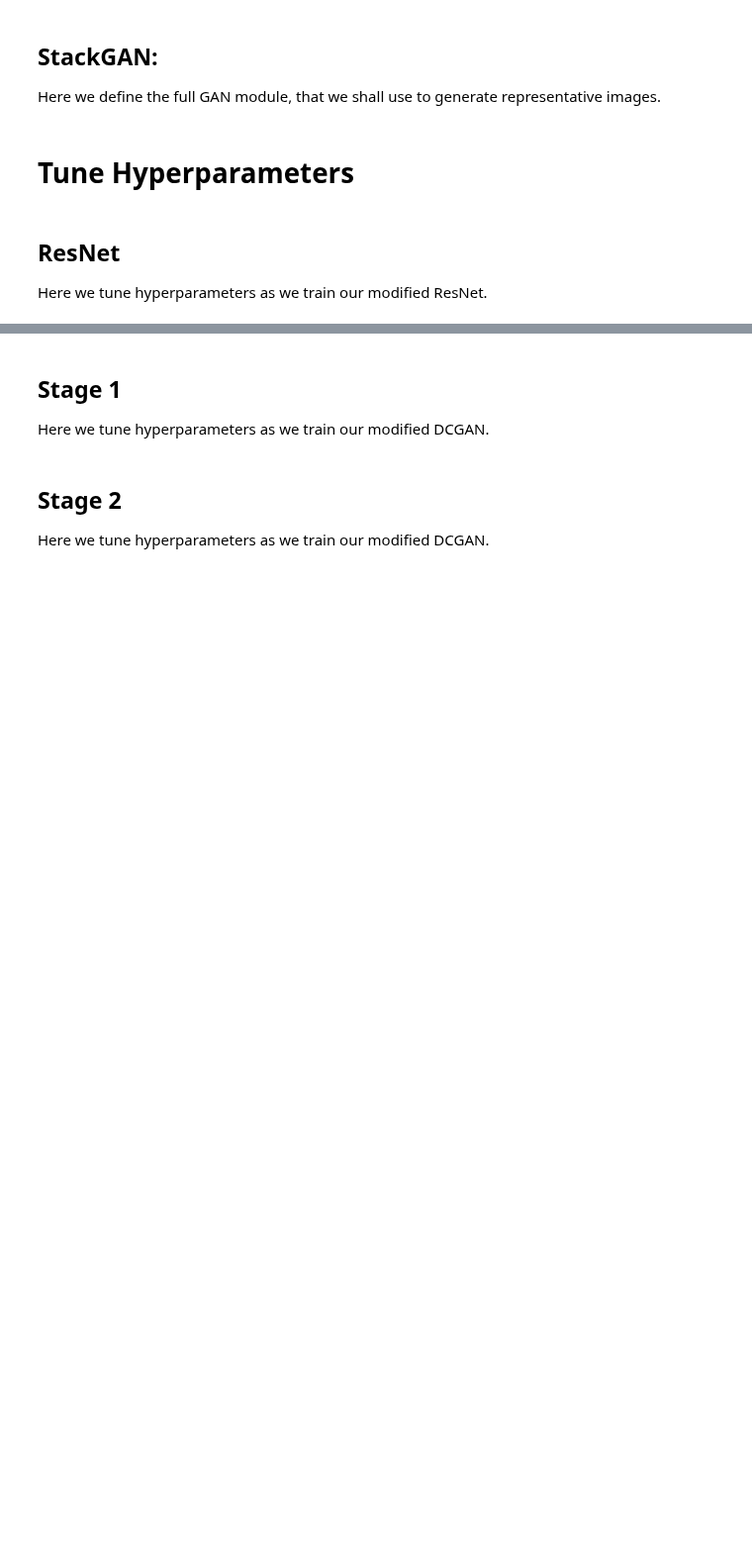
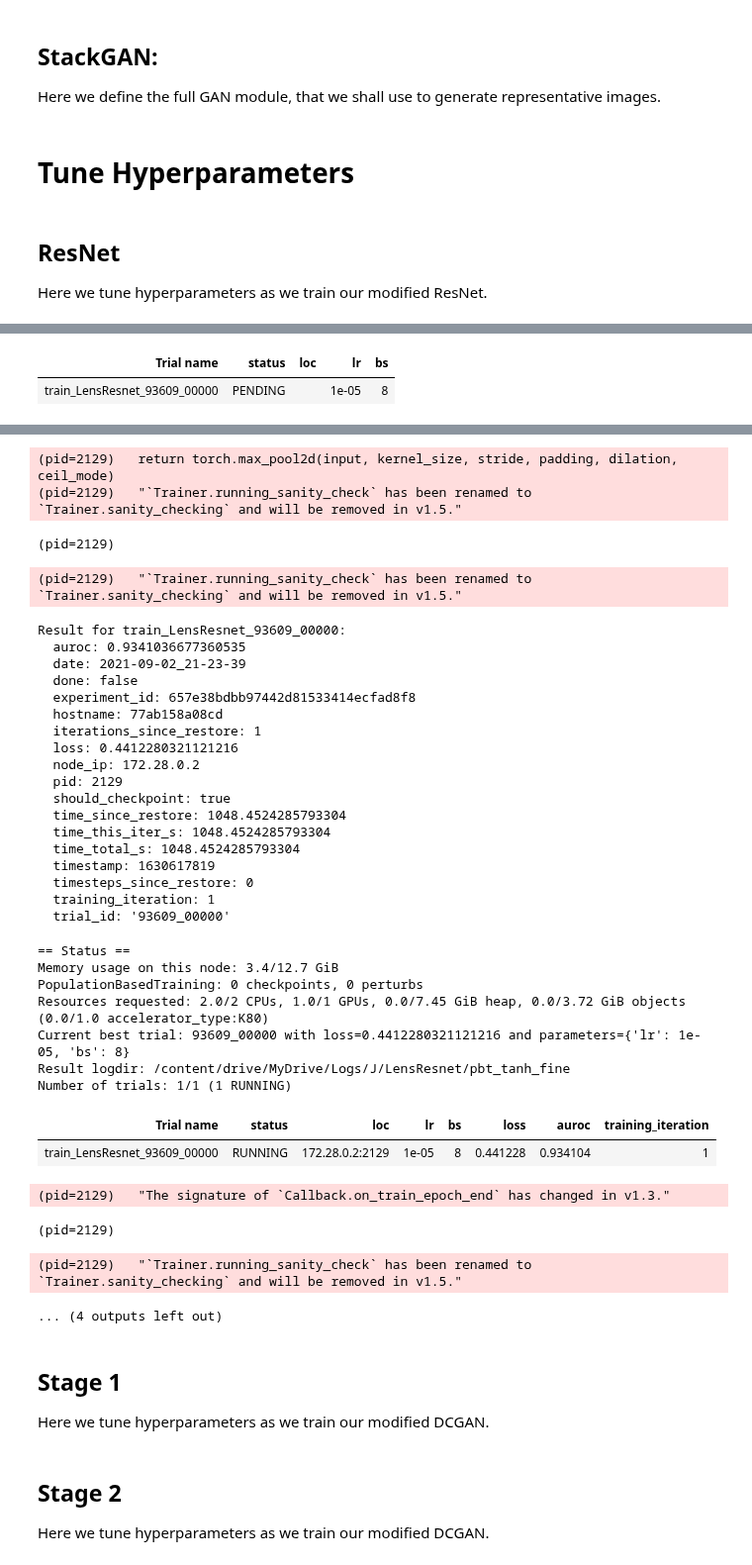
Before and after one commit to souravraha/galaxy, a Jupyter notebook: Lightning_Tune.ipynb, the cells around one changed output, grey strips where cells are left out. Shown at 99% size. Drawn from its saved outputs; the diff is of its cells as text; code cells hidden in the pictures; blank space fills up the shorter version.

```diff
--- a/Lightning_Tune.ipynb
+++ b/Lightning_Tune.ipynb
@@ -105,7 +119,7 @@ class npyImageData(pl.LightningDataModule):
             transforms.RandomVerticalFlip(),
             # F : [mean=71.75926373866668, std=96.139484964214, min=5.0, range=961.0]
             # J : [mean=50.271541595458984, std=94.8838882446289, min=0, range=1007.0]
-            transforms.Normalize(mean=(5,), std=(961,)),
+            transforms.Normalize(mean=(0,), std=(1007,)),
             transforms.Normalize(mean=(0.5,), std=(0.5,)),
             # this shift-scales the pixel values -> [-1, 1]
             transforms.Resize(img_width, transforms.InterpolationMode.NEAREST),
@@ -232,8 +250,8 @@ Here we subclass a DCGAN to create our low resolution GAN.
 # %%
 m = Stage1({'lr':0.001, 'n_fmaps': 128, 'bs': 8})
 # %%
-BEST_RESNET_F = '/content/drive/MyDrive/Logs/F/LensResnet/pbt_tanh_finetune/train_LensResnet_64f80_00000_0_2021-08-30_03-00-13/checkpoint_epoch=0-step=9374'
-BEST_RESNET_J = '/content/drive/MyDrive/Logs/LensResNet_J/train_LensResnet_tune_checkpoint_21355_00000_0_2021-07-09_16-17-17/checkpoint_epoch=27-step=4687'
+BEST_F_RESNET = ''
+BEST_J_RESNET = '/content/drive/MyDrive/Logs/LensResNet_J/train_LensResnet_tune_checkpoint_21355_00000_0_2021-07-09_16-17-17/checkpoint_epoch=27-step=4687'
 
 def post_plotting(ax):
     ax.plot([0, 1], [0, 1], 'k--')
@@ -249,16 +267,16 @@ class Stage1(DCGAN):
         del self.discriminator.disc[-1][-1]
         self.criterion = nn.BCEWithLogitsLoss()
 
-        # lensF = LensResnet.load_from_checkpoint(os.path.join(BEST_RESNET_F, 'checkpoint')).eval()
-        # self.modelF = lensF.backbone
-        self.modelF = torch.load(PRETRAINED_F, map_location=self.device).eval()
+        lensF = LensResnet.load_from_checkpoint(os.path.join(BEST_F_RESNET, 'checkpoint')).eval()
+        self.modelF = lensF.backbone
+        # self.modelF = torch.load(PRE_F_RESNET, map_location=self.device).eval()
         self.lastF = self.modelF.fc
         self.modelF.fc = nn.Identity()
         # print(self.lastF)
 
-        # lensJ = LensResnet.load_from_checkpoint(os.path.join(BEST_RESNET_J, 'checkpoint')).eval()
+        # lensJ = LensResnet.load_from_checkpoint(os.path.join(BEST_J_RESNET, 'checkpoint')).eval()
         # self.modelF = lensF.backbone
-        self.modelJ = torch.load(PRETRAINED_J, map_location=self.device).eval()
+        self.modelJ = torch.load(PRE_J_RESNET, map_location=self.device).eval()
         self.lastJ = self.modelJ.fc
         self.modelJ.fc = nn.Identity()
 
@@ -722,9 +740,9 @@ Here we tune hyperparameters as we train our modified ResNet.
 def train_LensResnet(config, checkpoint_dir=None, num_epochs=10, num_gpus=torch.cuda.device_count()):
     # print(os.cpu_count(), torch.cuda.device_count())
     kwargs = {
-        'limit_train_batches' : 0.005,
-        'limit_val_batches' : 0.005,
-        'progress_bar_refresh_rate' : math.ceil(8250*0.005//config['bs']),
+        # 'limit_train_batches' : 0.005,
+        # 'limit_val_batches' : 0.005,
+        'progress_bar_refresh_rate' : math.ceil(8250//config['bs']),
         'max_epochs' : num_epochs,
         'prepare_data_per_node' : False,
         # If fractional GPUs passed in, convert to int.
@@ -737,13 +755,13 @@ def train_LensResnet(config, checkpoint_dir=None, num_epochs=10, num_gpus=torch.
                     'auroc': 'LensResnet/val/auroc',
                 },
             ),
-            ModuleDataMonitor(True),
-            ConfusedLogitCallback(5, 5, 1, 0.2),
+            ModuleDataMonitor(['backbone.layer2', 'backbone.layer4', 'backbone.fc']),
+            ConfusedLogitCallback(5),
         ],
         'stochastic_weight_avg' : True,
         # works with only one optimizer
         'benchmark' : True,
-        # 'precision' : 16,     # can't use on cpu
+        'precision' : 16,     # can't use on cpu
         # 'track_grad_norm': 2,
         # 'gradient_clip_val' : 0.5,
         # 'gradient_clip_algorithm' : 'value',
@@ -771,7 +789,7 @@ def tune_LensResnet_pbt(num_samples=10, num_epochs=10, gpus_per_trial=torch.cuda
             num_gpus=gpus_per_trial
         ),
         # Change the folder name when changing dataset--------------------------------------------------------------------------
-        name='F/LensResnet/test',
+        name='J/LensResnet/pbt_tanh_fine',
         metric='loss',
         mode='min',
         # stop=TrialPlateauStopper('auroc'),
@@ -801,10 +819,10 @@ def tune_LensResnet_pbt(num_samples=10, num_epochs=10, gpus_per_trial=torch.cuda
         fail_fast = True,
         # reuse_actors=True,
         num_samples=num_samples,
-        resume='PROMPT',
+        # resume='PROMPT',
     )
-    BEST_F_RESNET = analysis.best_checkpoint
-    print('Best checkpoint path found is: ', BEST_F_RESNET)
+    BEST_J_RESNET = analysis.best_checkpoint
+    print('Best checkpoint path found is: ', BEST_J_RESNET)
 
 # __tune_pbt_end__
 
@@ -820,4 +838,5 @@ if __name__ == '__main__':
         tune_LensResnet_pbt(num_samples=1, num_epochs=6, gpus_per_trial=torch.cuda.device_count())
     else:
         # pbt scheduler
-        tune_LensResnet_pbt(num_samples=5, num_epochs=5, gpus_per_trial=torch.cuda.device_count())
+        tune_LensResnet_pbt(num_samples=1, num_epochs=5, gpus_per_trial=torch.cuda.device_count())
+# %% [output]
@@ -823,0 +849,2 @@ if __name__ == '__main__':
+| Trial name | status | loc | lr | bs |
+| train_LensResnet_93609_00000 | PENDING |  | 1e-05 | 8 |
@@ -824,3 +870,38 @@ if __name__ == '__main__':
+(pid=2129)   return torch.max_pool2d(input, kernel_size, stride, padding, dilation, ceil_mode)
+(pid=2129)   "`Trainer.running_sanity_check` has been renamed to `Trainer.sanity_checking` and will be removed in v1.5."
+(pid=2129)
+(pid=2129)   "`Trainer.running_sanity_check` has been renamed to `Trainer.sanity_checking` and will be removed in v1.5."
+Result for train_LensResnet_93609_00000:
+  auroc: 0.9341036677360535
+  date: 2021-09-02_21-23-39
+  done: false
+  experiment_id: 657e38bdbb97442d81533414ecfad8f8
+  hostname: 77ab158a08cd
+  iterations_since_restore: 1
+  loss: 0.4412280321121216
+  node_ip: 172.28.0.2
+  pid: 2129
+  should_checkpoint: true
+  time_since_restore: 1048.4524285793304
+  time_this_iter_s: 1048.4524285793304
+  time_total_s: 1048.4524285793304
+  timestamp: 1630617819
+  timesteps_since_restore: 0
+  training_iteration: 1
+  trial_id: '93609_00000'
+== Status ==
+Memory usage on this node: 3.4/12.7 GiB
+PopulationBasedTraining: 0 checkpoints, 0 perturbs
+Resources requested: 2.0/2 CPUs, 1.0/1 GPUs, 0.0/7.45 GiB heap, 0.0/3.72 GiB objects (0.0/1.0 accelerator_type:K80)
+Current best trial: 93609_00000 with loss=0.4412280321121216 and parameters={'lr': 1e-05, 'bs': 8}
+Result logdir: /content/drive/MyDrive/Logs/J/LensResnet/pbt_tanh_fine
+Number of trials: 1/1 (1 RUNNING)
+| Trial name | status | loc | lr | bs | loss | auroc | training_iteration |
+| train_LensResnet_93609_00000 | RUNNING | 172.28.0.2:2129 | 1e-05 | 8 | 0.441228 | 0.934104 | 1 |
+(pid=2129)   "The signature of `Callback.on_train_epoch_end` has changed in v1.3."
+(pid=2129)
+(pid=2129)   "`Trainer.running_sanity_check` has been renamed to `Trainer.sanity_checking` and will be removed in v1.5."
+... (4 outputs left out)
 # %%
 !cat /content/drive/MyDrive/Logs/F/LensResnet/pbt_tanh_finetune/train_LensResnet_ed4b1_00000_0_2021-08-30_02-56-52/error.txt
 # %% [markdown]
```
Also changed, not shown: parts of 8 cells of this notebook.
